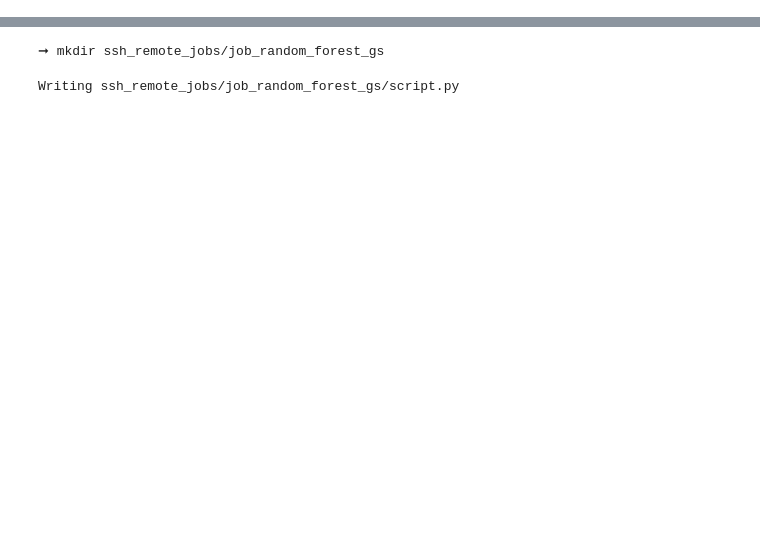
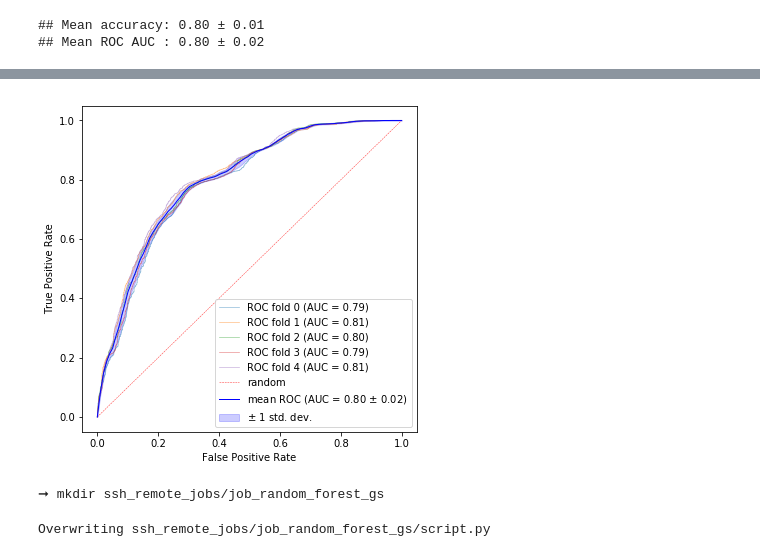
Before and after one commit to ElsaB/impact-annotator, a Jupyter notebook: analysis/prediction/Untitled.ipynb, the cells around one changed output, grey strips where cells are left out. Cells and saved outputs as stored; diff of their text form; code cells hidden in the pictures; blank space fills up the shorter version.

```diff
--- a/analysis/prediction/Untitled.ipynb
+++ b/analysis/prediction/Untitled.ipynb
@@ -54,0 +4,16 @@ class Selene_Job:
+# %%
+X, y = load_dataset("../../data")
+
+from sklearn.model_selection import StratifiedShuffleSplit
+cv_strategy = StratifiedShuffleSplit(n_splits = 5, test_size = 0.2, random_state = 1)
+
+from sklearn.naive_bayes import GaussianNB
+
+model_GaussianNB = GaussianNB()
+
+fig, ax = plt.subplots(1, 1, figsize = (6, 6))
+metrics = run_model(model_GaussianNB, X, y, cv_strategy, plot_roc = True, ax = ax)
+metrics
+# %% [output]
+## Mean accuracy: 0.80 ± 0.01
+## Mean ROC AUC : 0.80 ± 0.02
@@ -54,0 +27 @@ class Selene_Job:
+[figure, added]
@@ -72,20 +47,20 @@ cv_strategy = StratifiedShuffleSplit(n_splits = 5, test_size = 0.2, random_state
 from sklearn.model_selection import GridSearchCV
 inner_cv_strategy = StratifiedShuffleSplit(n_splits = 3, test_size = 0.2, random_state = 1)
 
-from sklearn.naive_bayes import GaussianNB
+from sklearn.ensemble import RandomForestClassifier
 parameters_grid = [
     {'n_estimators': [10, 100, 1000], 'max_depth': [5, 20, 50]}
 ]
 
 model_GS_RandomForestClassifier = GridSearchCV(RandomForestClassifier(), parameters_grid, cv = inner_cv_strategy, scoring = 'roc_auc', refit = True)
 X, y = load_dataset("../../../../data")
-metrics = run_model(model_GS_RandomForestClassifier, X, y, cv_strategy, grid_search = True, print_grid_search_metrics = True, print_fold_metrics = True, in_cluster = True)
+metrics = run_model(model_GS_RandomForestClassifier, X, y, cv_strategy, grid_search = True, print_grid_search_metrics = True, print_fold_metrics = True)
 
 print("Save metrics...", end = "")
 metrics.to_csv("metrics.csv")
 print(" done!")
 # %% [output]
-Writing ssh_remote_jobs/job_random_forest_gs/script.py
+Overwriting ssh_remote_jobs/job_random_forest_gs/script.py
 # %%
 job_random_forest_gs.run()
 # %% [output]
```
Also changed, not shown: parts of 10 cells of this notebook, 2 other files.
